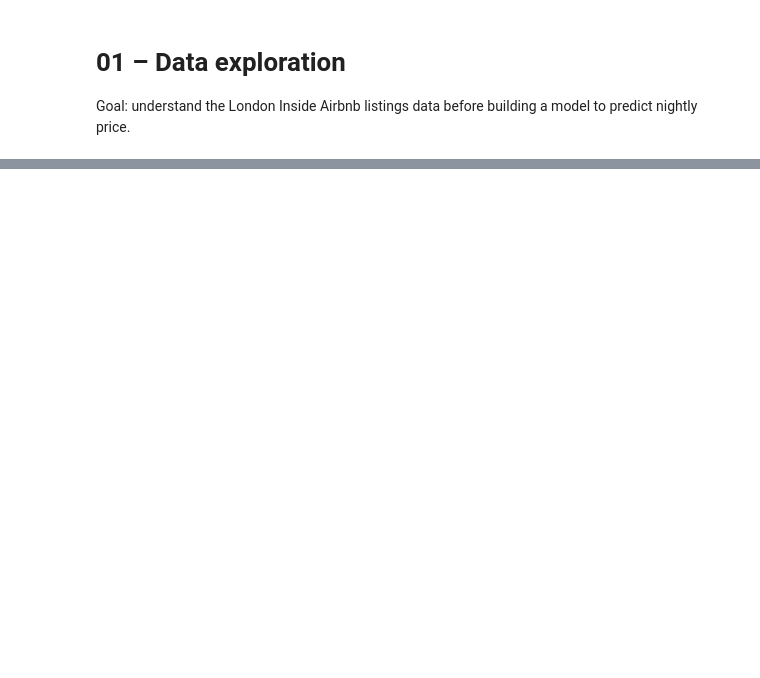
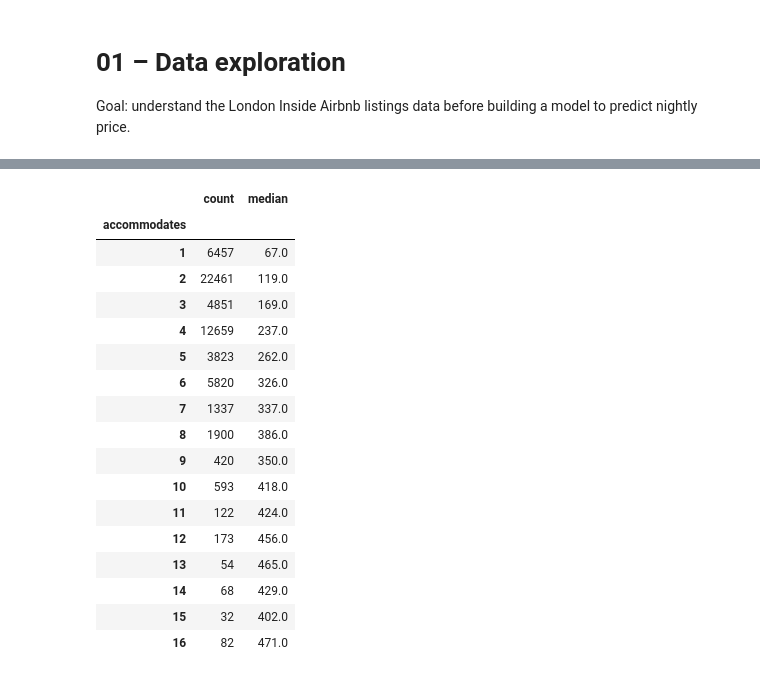
Before and after one commit to Astargame/london-airbnb-price-predictor, a Jupyter notebook: notebooks/01_exploration.ipynb, the cells around one changed output, grey strips where cells are left out. Drawn from its saved outputs; the diff is of its cells as text; code cells hidden in the pictures; blank space fills up the shorter version.

```diff
--- a/notebooks/01_exploration.ipynb
+++ b/notebooks/01_exploration.ipynb
@@ -124,0 +167,21 @@ pd.crosstab(
+# %%
+df.groupby("accommodates")["price_num"].agg(["count", "median"]).round(0)
+# %% [output]
+|  | count | median |
+| accommodates |  |  |
+| 1 | 6457 | 67.0 |
+| 2 | 22461 | 119.0 |
+| 3 | 4851 | 169.0 |
+| 4 | 12659 | 237.0 |
+| 5 | 3823 | 262.0 |
+| 6 | 5820 | 326.0 |
+| 7 | 1337 | 337.0 |
+| 8 | 1900 | 386.0 |
+| 9 | 420 | 350.0 |
+| 10 | 593 | 418.0 |
+| 11 | 122 | 424.0 |
+| 12 | 173 | 456.0 |
+| 13 | 54 | 465.0 |
+| 14 | 68 | 429.0 |
+| 15 | 32 | 402.0 |
+| 16 | 82 | 471.0 |
```
Also changed, not shown: parts of 15 cells of this notebook, 3 other files.
